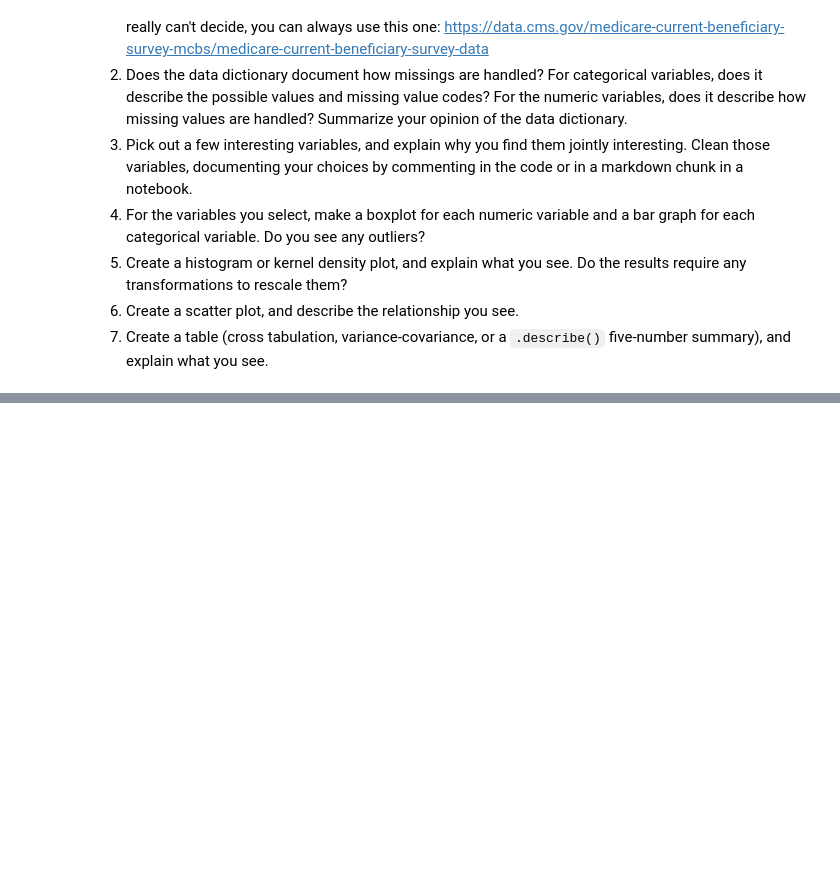
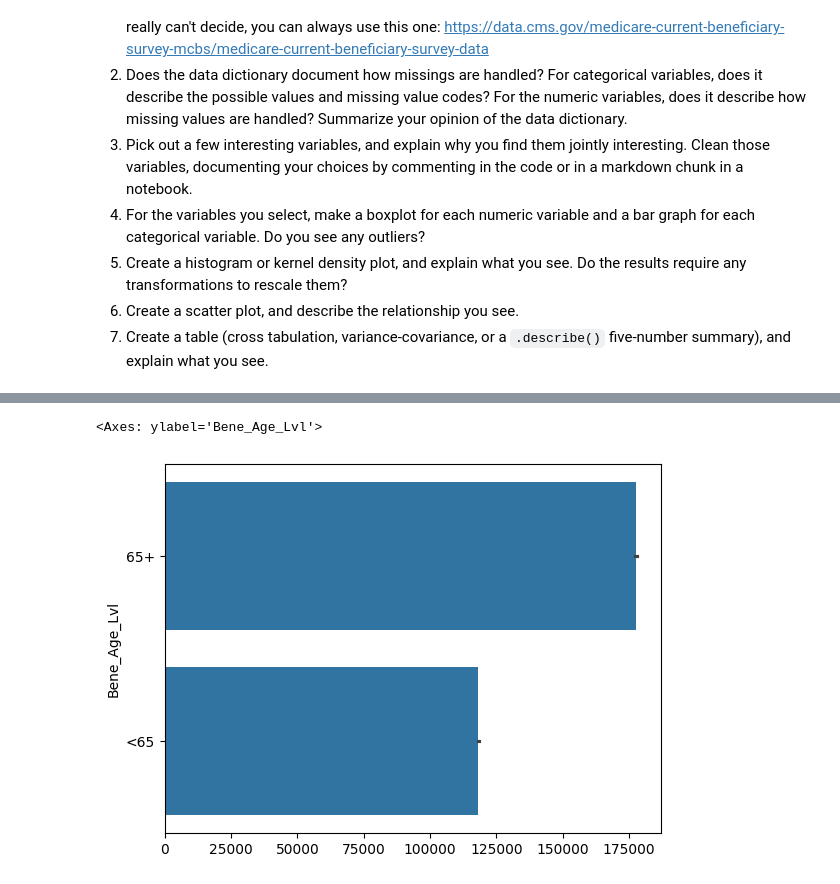
Before and after one commit to adaire2/visualization, a Jupyter notebook: assignment/assignment.ipynb, the cells around one changed output, grey strips where cells are left out. Cells and saved outputs as stored; diff of their text form; code cells hidden in the pictures; blank space fills up the shorter version.

```diff
--- a/assignment/assignment.ipynb
+++ b/assignment/assignment.ipynb
@@ -221,0 +290,5 @@ For some context, the Federal government ultimately spent about $4.4 trillion in
+# %%
+sns.barplot(data= scc['Bene_Age_Lvl'])#graphing it again after removing 'all", still different?
+# %% [output]
+<Axes: ylabel='Bene_Age_Lvl'>
+[figure, added]
```
Also changed, not shown: parts of 15 cells of this notebook.
